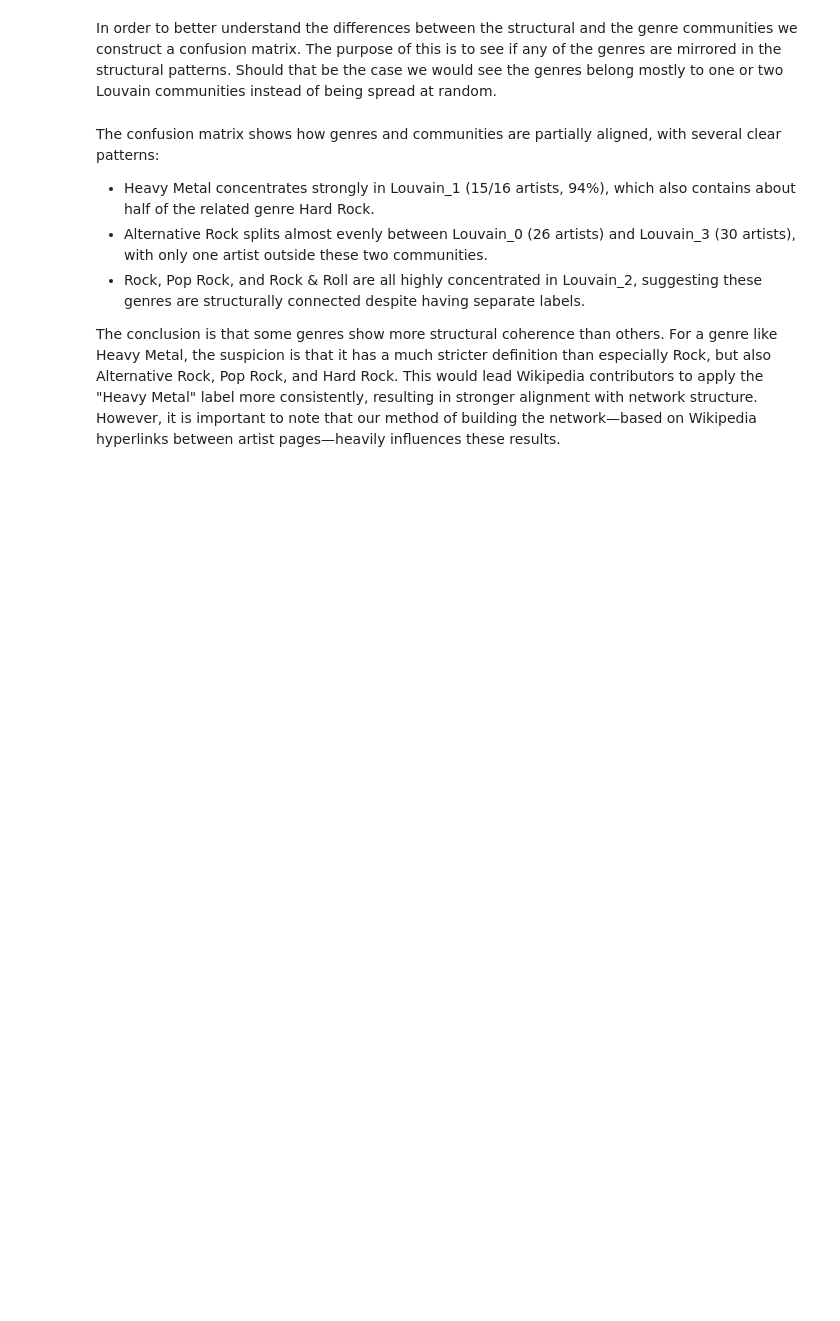
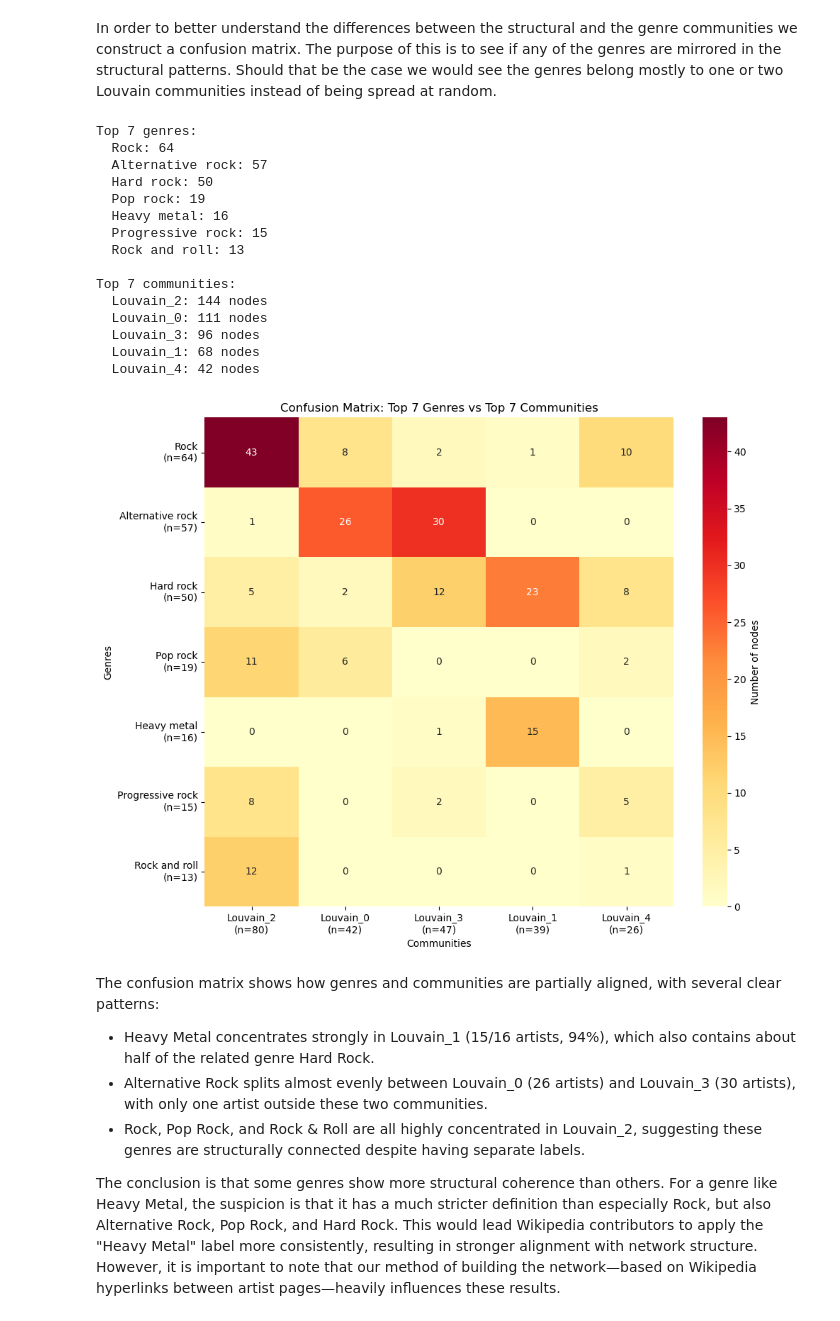
Before and after one commit to Somon8/social_graphs_25, a Jupyter notebook: assignment2_group_50.ipynb, the cells around one changed output. Saved outputs shown, nothing was run; the diff lists cells and outputs as text; code cells hidden in the pictures; blank space fills up the shorter version.

```diff
--- a/assignment2_group_50.ipynb
+++ b/assignment2_group_50.ipynb
@@ -643,6 +643,6 @@ node_df['first_genre'] = node_df['Node'].apply(
 node_df['random_genre'] = node_df['Node'].apply(
     lambda x: random.choice(fixed_artist_genres.get(x, [None])) if fixed_artist_genres.get(x, []) else None
 )
+
+with open('node_df.pkl', 'wb') as f:
+    pickle.dump(node_df, f)
-# %%
-with open('louvain_tfidf.pkl', 'wb') as f:
-    pickle.dump(louvain_tfidf, f)
@@ -654,0 +651,4 @@ filtered_nodes_df = node_df.dropna(subset=['first_genre'])
+# %%
+with urllib.request.urlopen("https://raw.githubusercontent.com/Somon8/social_graphs_25/main/node_df.pkl") as response:
+    node_df = pickle.load(response)
+filtered_nodes_df = node_df.dropna(subset=['first_genre'])
@@ -658,7 +660,7 @@ filtered_nodes_df = node_df.dropna(subset=['first_genre'])
 # 1. Louvain communities
 louvain_communities = {}
 for _, row in filtered_nodes_df.iterrows():
-    community_label = f"Louvain_{int(row['Louvain'])}"
+    community_label = f"Louvain_{int(row['Louvain Community'])}"
     if community_label not in louvain_communities:
         louvain_communities[community_label] = []
     louvain_communities[community_label].append(row['Node'])
@@ -720,7 +728,7 @@ for _, row in node_df.iterrows():
 G = genre_counts.most_common(7)
 
 # Get top 7 communities from Louvain (based on size)
-louvain_counts = node_df['Louvain'].value_counts()
+louvain_counts = node_df['Louvain Community'].value_counts()
 C = [(f"Louvain_{int(comm)}", count) for comm, count in louvain_counts.head(7).items()]
 
 # Print top 7 genres and communities
@@ -743,34 +751,51 @@ D = np.zeros((len(top_genres), len(top_communities)))
 
 # Fill confusion matrix
 for i, genre in enumerate(top_genres):
     for j, comm_label in enumerate(top_communities):
         # Count nodes that have this genre AND are in this community
         count = len(node_df[
             (node_df['first_genre'] == genre) &
-            (node_df['Louvain'] == int(comm_label.split('_')[1]))
+            (node_df['Louvain Community'] == int(comm_label.split('_')[1]))
         ])
 
         D[i, j] = count
 
 # Calculate row and column sums
 row_sums = D.sum(axis=1)
 col_sums = D.sum(axis=0)
 
 # Create labels with sums
 row_labels = [f"{genre}\n(n={int(s)})" for genre, s in zip(top_genres, row_sums)]
 col_labels = [f"{comm}\n(n={int(s)})" for comm, s in zip(top_communities, col_sums)]
 
 # Create DataFrame for better visualization
 D_df = pd.DataFrame(D, index=row_labels, columns=col_labels)
 
 # Visualize as heatmap
 plt.figure(figsize=(10, 8))
 sns.heatmap(D_df, annot=True, fmt='.0f', cmap='YlOrRd', cbar_kws={'label': 'Number of nodes'})
 plt.title('Confusion Matrix: Top 7 Genres vs Top 7 Communities')
 plt.xlabel('Communities')
 plt.ylabel('Genres')
 plt.tight_layout()
 plt.show()
+# %% [output]
+Top 7 genres:
+  Rock: 64
+  Alternative rock: 57
+  Hard rock: 50
+  Pop rock: 19
+  Heavy metal: 16
+  Progressive rock: 15
+  Rock and roll: 13
+
+Top 7 communities:
+  Louvain_2: 144 nodes
+  Louvain_0: 111 nodes
+  Louvain_3: 96 nodes
+  Louvain_1: 68 nodes
+  Louvain_4: 42 nodes
+[figure, added]
 # %% [markdown]
 The confusion matrix shows how genres and communities are partially aligned, with several clear patterns:
 - Heavy Metal concentrates strongly in Louvain_1 (15/16 artists, 94%), which also contains about half of the related genre Hard Rock.
```
Also changed, not shown: parts of 7 cells of this notebook.
